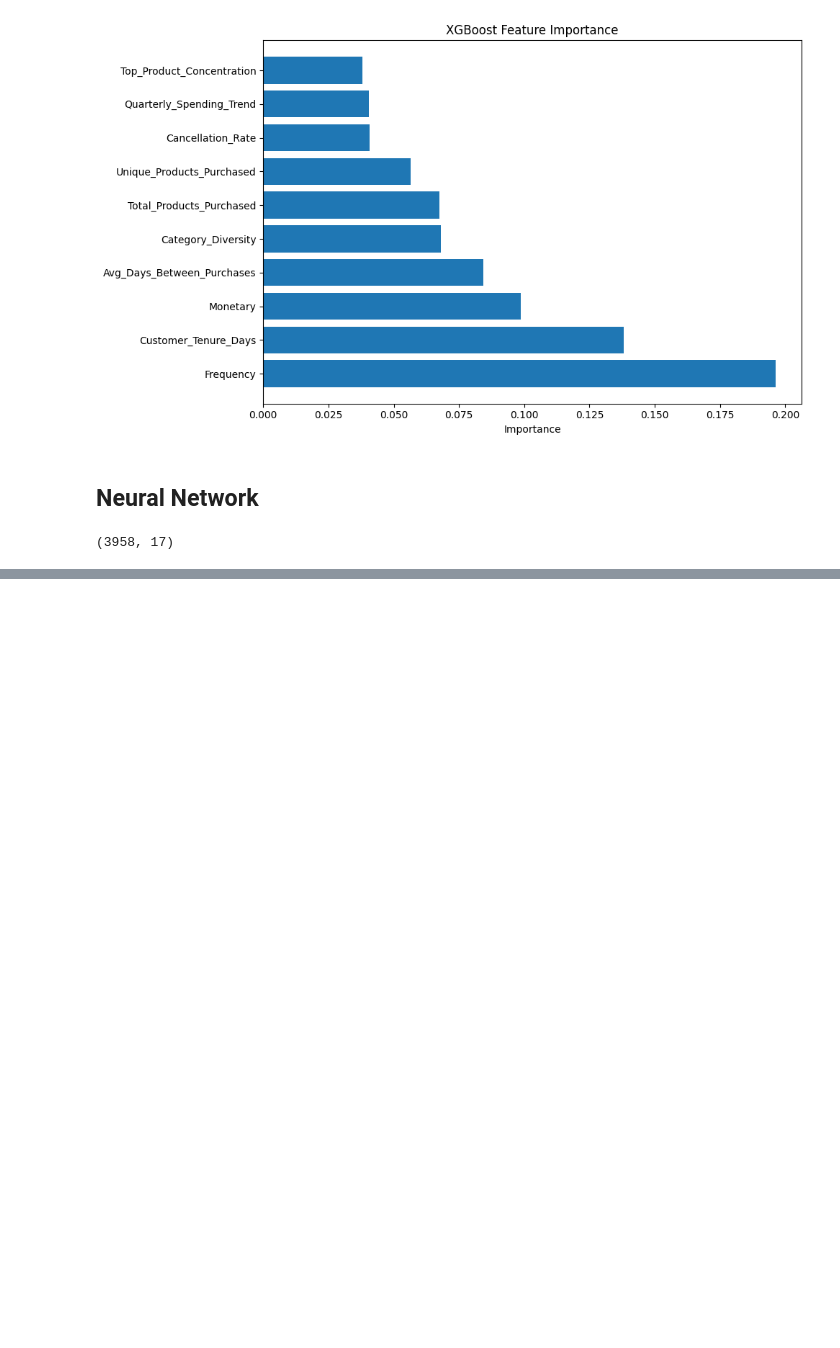
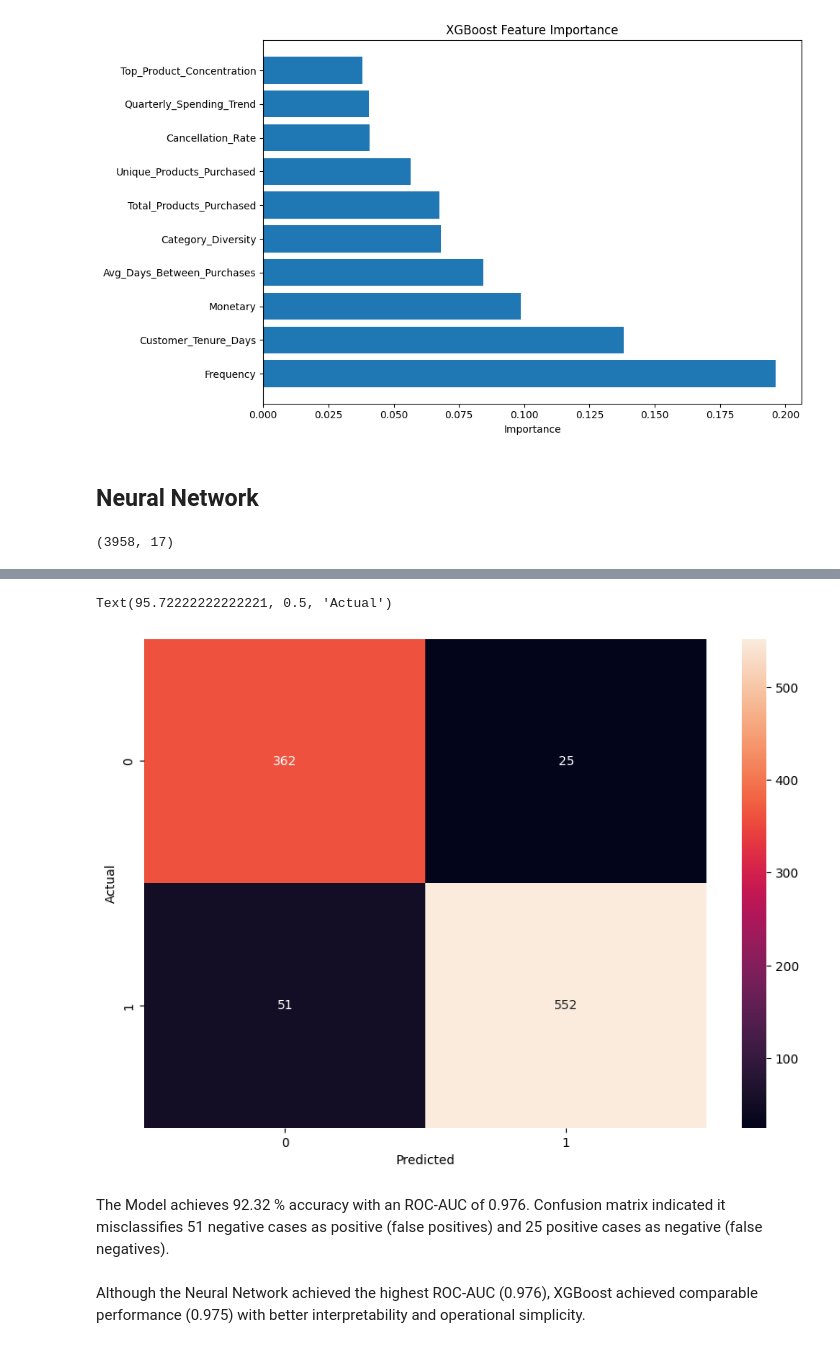
Before and after one commit to samithcsachi/Customer-Segmentation-Retention-Strategy, a Jupyter notebook: research/02_customer_churn_prediction_model.ipynb, the cells around one changed output, grey strips where cells are left out. Saved outputs shown, nothing was run; the diff lists cells and outputs as text; code cells hidden in the pictures; blank space fills up the shorter version.

```diff
--- a/research/02_customer_churn_prediction_model.ipynb
+++ b/research/02_customer_churn_prediction_model.ipynb
@@ -446,6 +457,9 @@ from tensorflow import keras
 
 model = keras.Sequential([
     keras.Input(shape=(17,)),
+    keras.layers.Dense(128, activation='relu', kernel_regularizer=keras.regularizers.l2(0.001)),
+    keras.layers.BatchNormalization(),
+    keras.layers.Dropout(0.3),
     keras.layers.Dense(64, activation='relu', kernel_regularizer=keras.regularizers.l2(0.001)),
     keras.layers.BatchNormalization(),
     keras.layers.Dropout(0.3),
@@ -462,6 +476,7 @@ model.compile(
     metrics=[keras.metrics.BinaryAccuracy(), keras.metrics.AUC()]
 )
 
+
 early_stop = keras.callbacks.EarlyStopping(
     monitor='val_loss',
     patience=15,
@@ -475,11 +490,4 @@ reduce_lr = keras.callbacks.ReduceLROnPlateau(
     min_lr=1e-6
 )
 
-model.fit(
-    X_train, y_train,
-    validation_split=0.2,
-    epochs=200,
-    batch_size=32,
-    callbacks=[early_stop, reduce_lr],
-    verbose=1
-)
+model.summary()
@@ -485,0 +516,10 @@ model.fit(
+# %%
+
+history = model.fit(
+    X_train_scaled, y_train,
+    validation_split=0.2,
+    epochs=150,
+    batch_size=32,
+    callbacks=[early_stop, reduce_lr],
+    verbose=1
+)
@@ -485,0 +549,4 @@ model.fit(
+# %%
+
+y_pred_proba_nn = model.predict(X_test_scaled, verbose=0)
+y_pred_nn = (y_pred_proba_nn > 0.5).astype(int).flatten()
@@ -485,0 +564,15 @@ model.fit(
+# %%
+
+cm = tf.math.confusion_matrix(labels=y_test, predictions=y_pred_nn)
+
+plt.figure(figsize = (10,7))
+sn.heatmap(cm, annot=True, fmt='d')
+plt.xlabel("Predicted")
+plt.ylabel('Actual')
+# %% [output]
+Text(95.72222222222221, 0.5, 'Actual')
+[figure, added]
+# %% [markdown]
+The Model achieves 92.32 % accuracy with an ROC-AUC of 0.976.  Confusion matrix indicated it misclassifies 51 negative cases as positive (false positives) and 25 positive cases as negative (false negatives).
+# %% [markdown]
+Although the Neural Network achieved the highest ROC-AUC (0.976), XGBoost achieved comparable performance (0.975) with better interpretability and operational simplicity.
```
Also changed, not shown: parts of 13 cells of this notebook, 16 other files.
